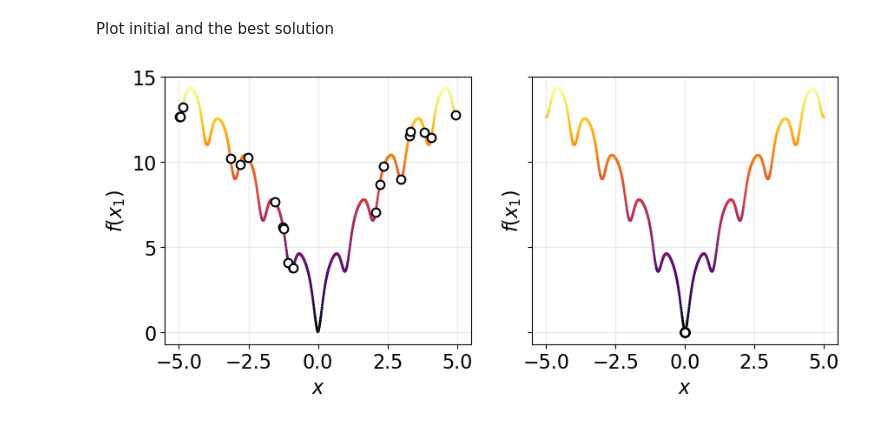
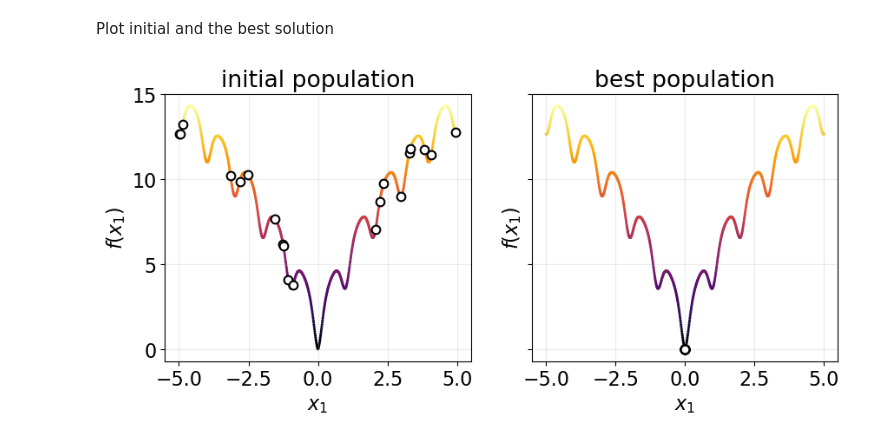
Before and after one commit to LugoBlogger/TE-201-428-artificial-intelligence, a Jupyter notebook: 01-genetic-algo/case-01-one-dim.ipynb, the cells around one changed output. Cells and saved outputs as stored; diff of their text form; code cells hidden in the pictures.

```diff
--- a/01-genetic-algo/case-01-one-dim.ipynb
+++ b/01-genetic-algo/case-01-one-dim.ipynb
@@ -132,10 +132,10 @@ sf_max = 0.001      # standard deviation for fitness values
 
 hist_x_ga = np.zeros((1, N_sample))
 hist_x_ga[0] = x_ga.copy()
-hist_fitness_vals = np.zeros((1, N_sample))
-hist_fitness_vals[0] = obj_func(x_ga[0])
+hist_fit_vals = np.zeros((1, N_sample))
+hist_fit_vals[0] = obj_func(x_ga[0])
 
-is_converged = False
+is_convergence = False
 for G in range(G_max):
   # -- sampling mating pool (reproduction = fitness and roulette wheel selection)
   new_x_ga = reproduction(x_ga, rng=rng)
@@ -148,22 +148,22 @@ for G in range(G_max):
   print(new_x_ga)
 
   # -- test convergence
-  fitness_vals = np.array([obj_func(x_ga_i) for x_ga_i in x_ga])
-  # print(fitness_vals)
-  sf_fitness = np.std(fitness_vals)
+  fit_vals = np.array([obj_func(x_ga_i) for x_ga_i in x_ga])
+  # print(fit_vals)
+  sf_fit = np.std(fit_vals)
 
 
-  if sf_fitness < sf_max:
+  if sf_fit < sf_max:
     print(f"Converged at generation {G}")
-    is_converged = True
+    is_convergence = True
     break
   else:
     hist_x_ga = np.append(hist_x_ga, [new_x_ga], axis=0)
-    hist_fitness_vals = np.append(hist_fitness_vals,
+    hist_fit_vals = np.append(hist_fit_vals,
       [[obj_func(x_ga_i) for x_ga_i in new_x_ga]], axis=0)
     x_ga = new_x_ga.copy()
 
-if not is_converged:
+if not is_convergence:
   print(f"Solution is not convergent")
 # %% [output]
 [ 1.12531549  0.66204384 -0.98263833  2.01853066  1.21190929  1.12531549
@@ -188,17 +188,17 @@ The history of fitness values
 # %%
 fig, ax = plt.subplots()
 
-mean_fitness_over_population = []
+mean_fit_over_pop = []
 for idx_hist in range(len(hist_x_ga)):
   x_ga_i = hist_x_ga[idx_hist]
-  fitness_vals = hist_fitness_vals[idx_hist]
-  ax.scatter(np.ones_like(x_ga_i)*idx_hist, hist_fitness_vals[idx_hist],
+  fit_vals = hist_fit_vals[idx_hist]
+  ax.scatter(np.ones_like(x_ga_i)*idx_hist, hist_fit_vals[idx_hist],
               color="tab:blue", facecolor="None", s=30)
-  mean_fitness = np.mean(fitness_vals)
-  mean_fitness_over_population = np.append(mean_fitness_over_population, [mean_fitness])
+  mean_fit = np.mean(fit_vals)
+  mean_fit_over_pop = np.append(mean_fit_over_pop, [mean_fit])
 
-# print(mean_fitness_over_population)
-ax.plot(mean_fitness_over_population, color="tab:red", lw=2)
+# print(mean_fit_over_pop)
+ax.plot(mean_fit_over_pop, color="tab:red", lw=2)
 
 ax.set_xlabel("$G$-th generation")
 ax.set_ylabel("$f(x)$")
@@ -224,33 +224,35 @@ axes[0].scatter(x_space, f_vals,
 
 for i, x_ga_i in enumerate(hist_x_ga[0]):
   f_x_ga_i = obj_func(x_ga_i)
   # print(f_x_ga_i)
   axes[0].plot([x_ga_i], [f_x_ga_i], color="k", linestyle="None", marker="o", markerfacecolor="w",
     markeredgecolor="k", linewidth=3, markeredgewidth=1.5, markersize=7)
 
-axes[0].set_xlabel("$x$")
+axes[0].set_title("initial population")
+axes[0].set_xlabel("$x_1$")
 axes[0].set_ylabel("$f(x_1)$")
 axes[0].grid("on")
 
 # -- right plot
 Nx = 1000
 x_range = [-5., 5.]
 x_space = np.linspace(x_range[0], x_range[1], Nx)
 f_vals = obj_func(x_space)
 
 axes[1].scatter(x_space, f_vals,
             c=plt_cm.inferno(np.abs(f_vals)/np.max(np.abs(f_vals))),
             edgecolor="none", s=5)
 
 for i, x_ga_i in enumerate(hist_x_ga[-1]):
   f_x_ga_i = obj_func(x_ga_i)
   # print(f_x_ga_i)
   axes[-1].plot([x_ga_i], [f_x_ga_i], color="k", linestyle="None", marker="o", markerfacecolor="w",
     markeredgecolor="k", linewidth=3, markeredgewidth=1.5, markersize=7)
 
-axes[-1].set_xlabel("$x$")
+axes[-1].set_title("best population")
+axes[-1].set_xlabel("$x_1$")
 axes[-1].set_ylabel("$f(x_1)$")
 axes[-1].grid("on")
 plt.show(fig)
 # %% [output]
-[figure, old version]
+[figure, new version]
```
Also changed, not shown: parts of 1 cell of this notebook, 3 other files.
